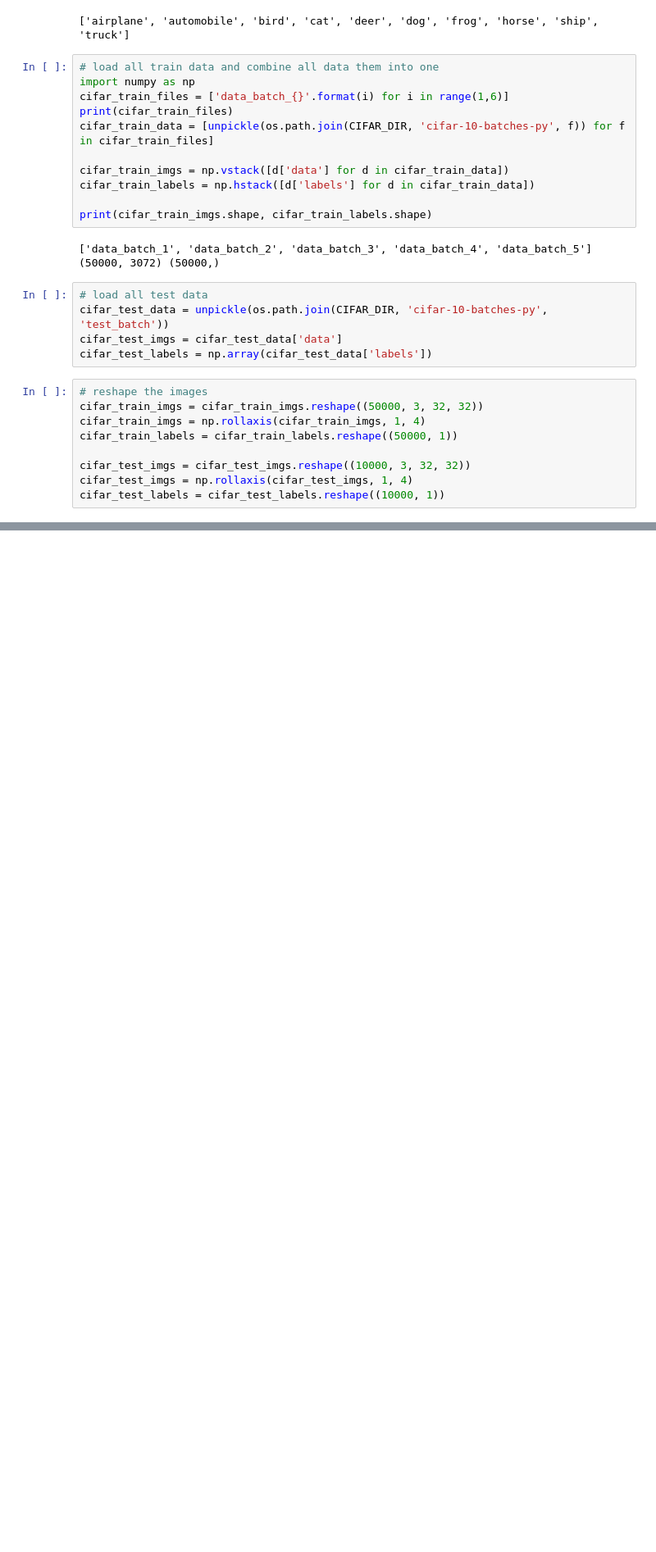
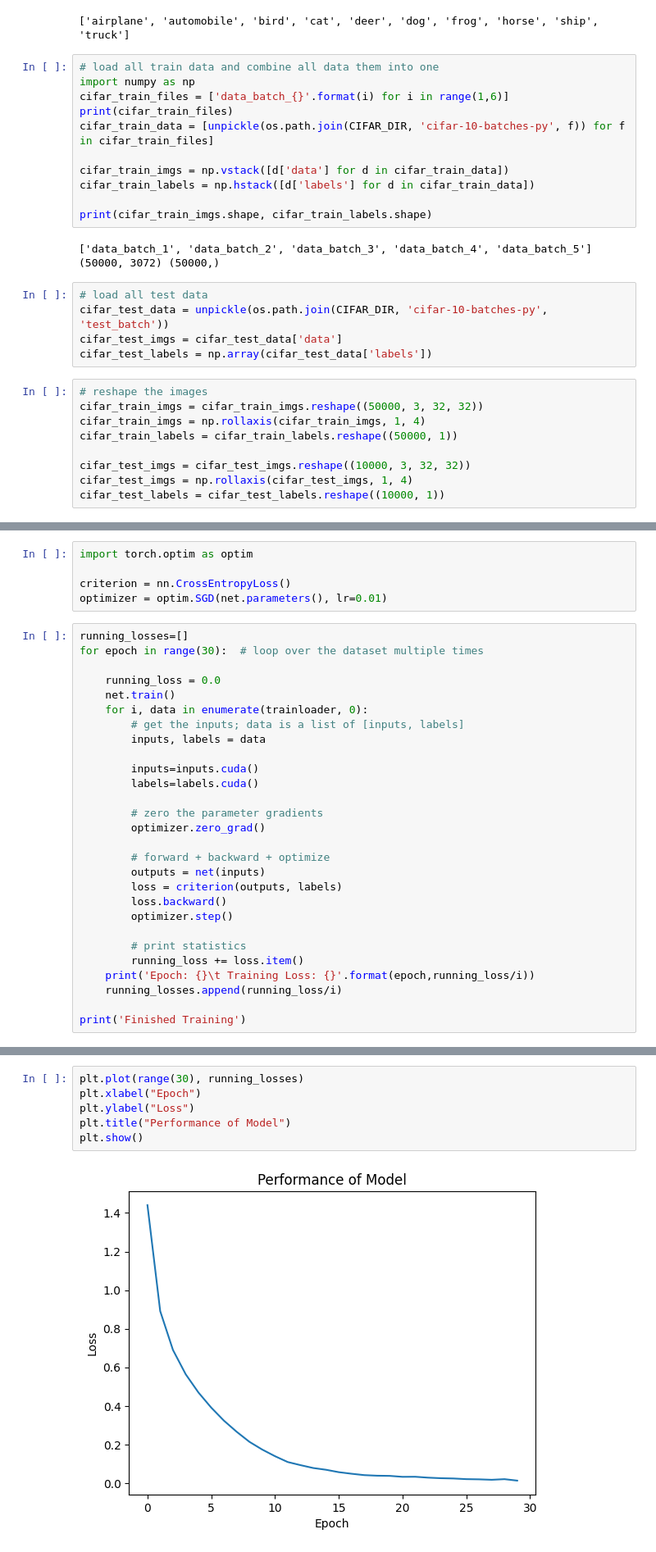
Before and after one commit to BoxMars/CISC7014-HW, a Jupyter notebook: HW2/notebook.ipynb, the cells around one changed output, grey strips where cells are left out. Shown at 82% size. Drawn from its saved outputs; the diff is of its cells as text; blank space fills up the shorter version.

```diff
--- a/HW2/notebook.ipynb
+++ b/HW2/notebook.ipynb
@@ -159,0 +253,33 @@ plt.show()
+# %%
+import torch.optim as optim
+
+criterion = nn.CrossEntropyLoss()
+optimizer = optim.SGD(net.parameters(), lr=0.01)
+# %%
+running_losses=[]
+for epoch in range(30):  # loop over the dataset multiple times
+
+    running_loss = 0.0
+    net.train()
+    for i, data in enumerate(trainloader, 0):
+        # get the inputs; data is a list of [inputs, labels]
+        inputs, labels = data
+
+        inputs=inputs.cuda()
+        labels=labels.cuda()
+
+        # zero the parameter gradients
+        optimizer.zero_grad()
+
+        # forward + backward + optimize
+        outputs = net(inputs)
+        loss = criterion(outputs, labels)
+        loss.backward()
+        optimizer.step()
+
+        # print statistics
+        running_loss += loss.item()
+    print('Epoch: {}\t Training Loss: {}'.format(epoch,running_loss/i))
+    running_losses.append(running_loss/i)
+
+print('Finished Training')
@@ -159,0 +304,8 @@ plt.show()
+# %%
+plt.plot(range(30), running_losses)
+plt.xlabel("Epoch")
+plt.ylabel("Loss")
+plt.title("Performance of Model")
+plt.show()
+# %% [output]
+[figure, added]
```
Also changed, not shown: parts of 15 cells of this notebook.
